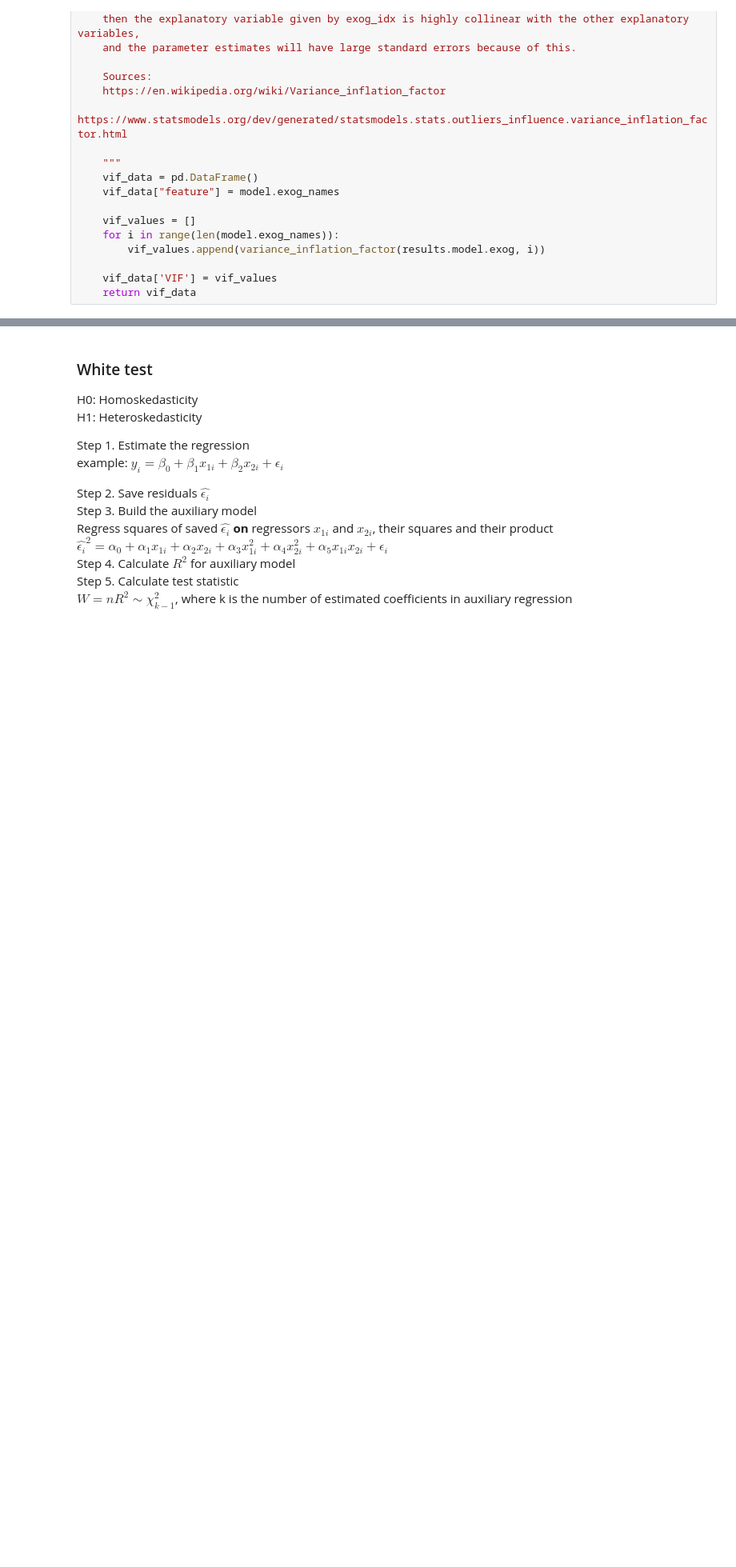
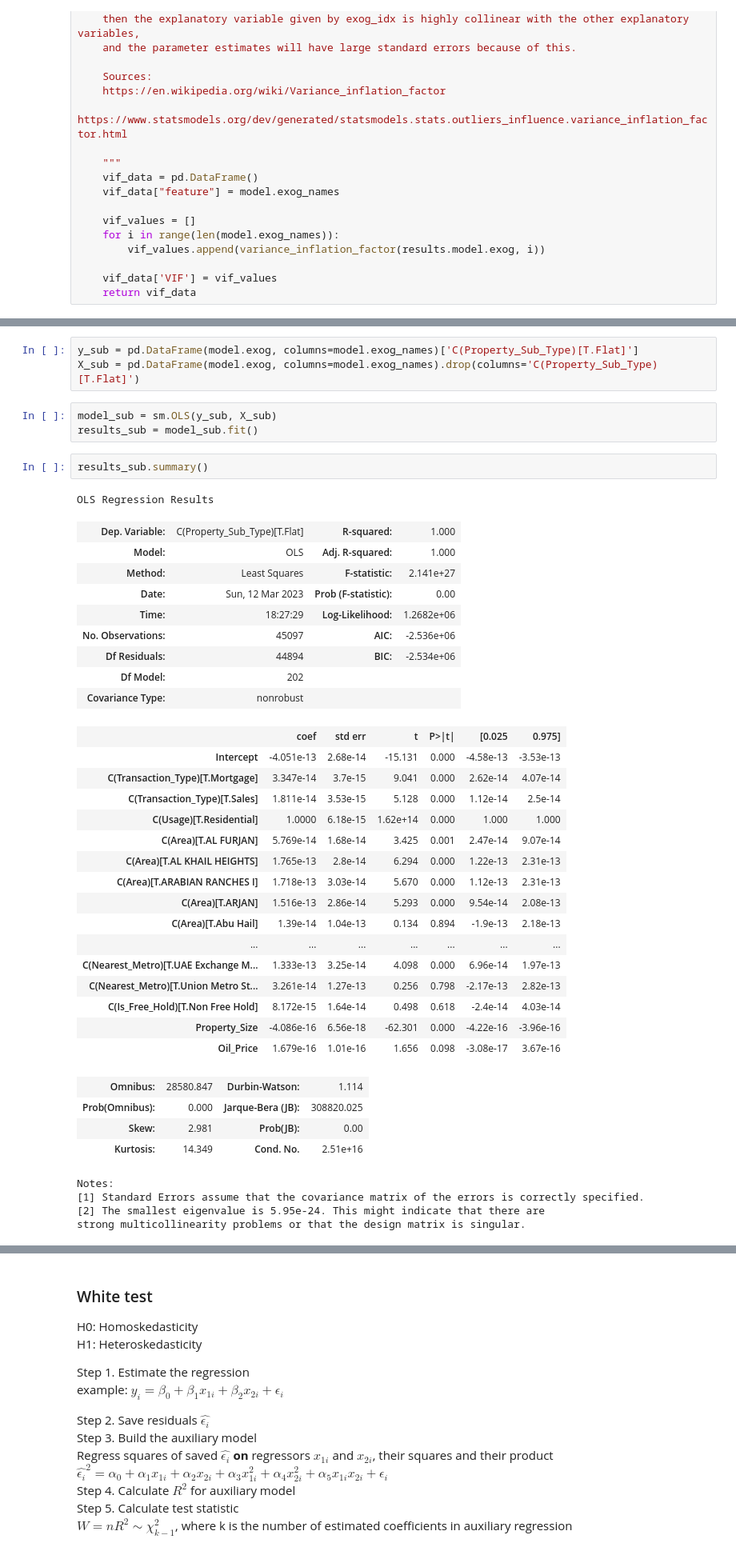
Before and after one commit to geporys/econometrics-project-assignment-hse-2022, a Jupyter notebook: Ivan's tests.ipynb, the cells around one changed output, grey strips where cells are left out. Shown: that part at 80% size. Drawn from its saved outputs; the diff is of its cells as text; blank space fills up the shorter version.

```diff
--- a/Ivan's tests.ipynb
+++ b/Ivan's tests.ipynb
@@ -308,0 +307,43 @@ VIF.head(3)
+# %%
+y_sub = pd.DataFrame(model.exog, columns=model.exog_names)['C(Property_Sub_Type)[T.Flat]']
+X_sub = pd.DataFrame(model.exog, columns=model.exog_names).drop(columns='C(Property_Sub_Type)[T.Flat]')
+# %%
+model_sub = sm.OLS(y_sub, X_sub)
+results_sub = model_sub.fit()
+# %%
+results_sub.summary()
+# %% [output]
+OLS Regression Results
+| Dep. Variable: | C(Property_Sub_Type)[T.Flat] | R-squared: | 1.000 |
+| Model: | OLS | Adj. R-squared: | 1.000 |
+| Method: | Least Squares | F-statistic: | 2.141e+27 |
+| Date: | Sun, 12 Mar 2023 | Prob (F-statistic): | 0.00 |
+| Time: | 18:27:29 | Log-Likelihood: | 1.2682e+06 |
+| No. Observations: | 45097 | AIC: | -2.536e+06 |
+| Df Residuals: | 44894 | BIC: | -2.534e+06 |
+| Df Model: | 202 |  |  |
+| Covariance Type: | nonrobust |  |  |
+|  | coef | std err | t | P>|t| | [0.025 | 0.975] |
+| Intercept | -4.051e-13 | 2.68e-14 | -15.131 | 0.000 | -4.58e-13 | -3.53e-13 |
+| C(Transaction_Type)[T.Mortgage] | 3.347e-14 | 3.7e-15 | 9.041 | 0.000 | 2.62e-14 | 4.07e-14 |
+| C(Transaction_Type)[T.Sales] | 1.811e-14 | 3.53e-15 | 5.128 | 0.000 | 1.12e-14 | 2.5e-14 |
+| C(Usage)[T.Residential] | 1.0000 | 6.18e-15 | 1.62e+14 | 0.000 | 1.000 | 1.000 |
+| C(Area)[T.AL FURJAN] | 5.769e-14 | 1.68e-14 | 3.425 | 0.001 | 2.47e-14 | 9.07e-14 |
+| C(Area)[T.AL KHAIL HEIGHTS] | 1.765e-13 | 2.8e-14 | 6.294 | 0.000 | 1.22e-13 | 2.31e-13 |
+| C(Area)[T.ARABIAN RANCHES I] | 1.718e-13 | 3.03e-14 | 5.670 | 0.000 | 1.12e-13 | 2.31e-13 |
+| C(Area)[T.ARJAN] | 1.516e-13 | 2.86e-14 | 5.293 | 0.000 | 9.54e-14 | 2.08e-13 |
+| C(Area)[T.Abu Hail] | 1.39e-14 | 1.04e-13 | 0.134 | 0.894 | -1.9e-13 | 2.18e-13 |
+| ... | ... | ... | ... | ... | ... | ... |
+| C(Nearest_Metro)[T.UAE Exchange M... | 1.333e-13 | 3.25e-14 | 4.098 | 0.000 | 6.96e-14 | 1.97e-13 |
+| C(Nearest_Metro)[T.Union Metro St... | 3.261e-14 | 1.27e-13 | 0.256 | 0.798 | -2.17e-13 | 2.82e-13 |
+| C(Is_Free_Hold)[T.Non Free Hold] | 8.172e-15 | 1.64e-14 | 0.498 | 0.618 | -2.4e-14 | 4.03e-14 |
+| Property_Size | -4.086e-16 | 6.56e-18 | -62.301 | 0.000 | -4.22e-16 | -3.96e-16 |
+| Oil_Price | 1.679e-16 | 1.01e-16 | 1.656 | 0.098 | -3.08e-17 | 3.67e-16 |
+| Omnibus: | 28580.847 | Durbin-Watson: | 1.114 |
+| Prob(Omnibus): | 0.000 | Jarque-Bera (JB): | 308820.025 |
+| Skew: | 2.981 | Prob(JB): | 0.00 |
+| Kurtosis: | 14.349 | Cond. No. | 2.51e+16 |
+Notes:
+[1] Standard Errors assume that the covariance matrix of the errors is correctly specified.
+[2] The smallest eigenvalue is 5.95e-24. This might indicate that there are
+strong multicollinearity problems or that the design matrix is singular.
```
Also changed, not shown: parts of 29 cells of this notebook, 4 other files.
